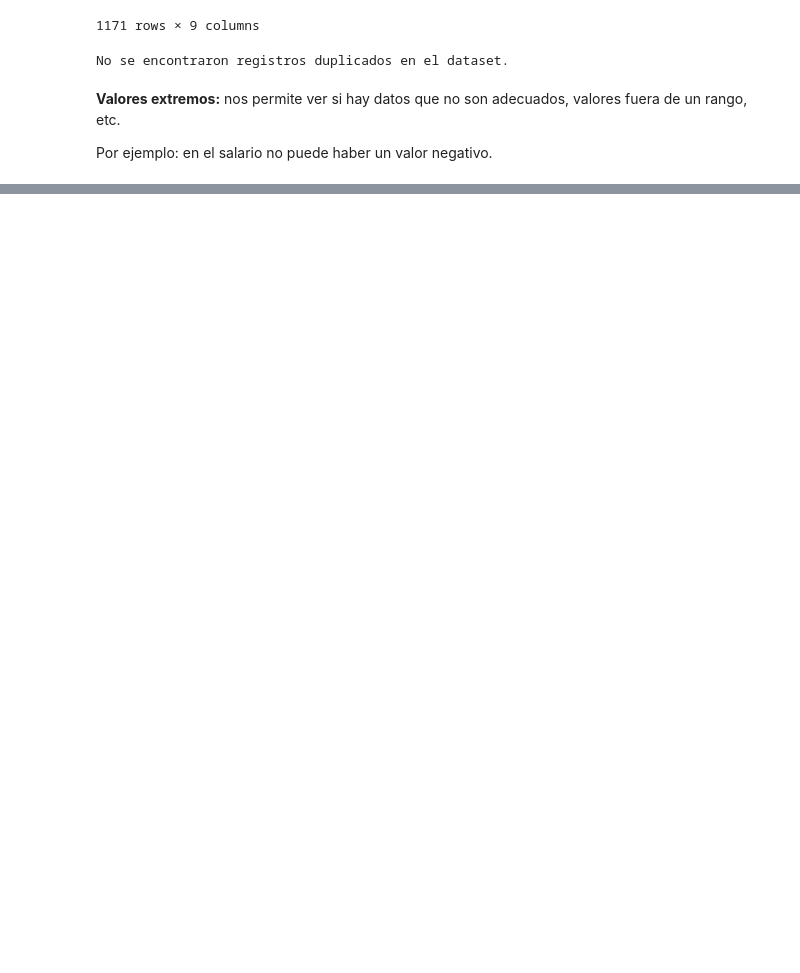
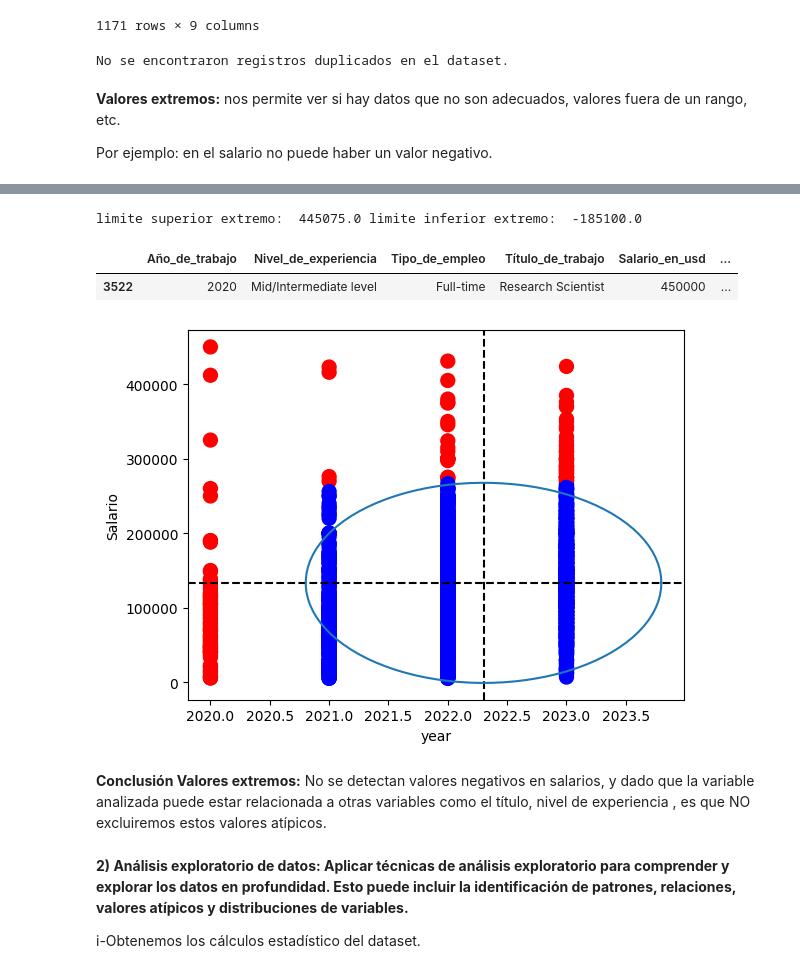
Before and after one commit to Diego-wert89/GrupoN18-PD, a Jupyter notebook: Notebook_code/Proyecto_final_grupo_n18.ipynb, the cells around one changed output, grey strips where cells are left out. Drawn from its saved outputs; the diff is of its cells as text; code cells hidden in the pictures; blank space fills up the shorter version.

Commit message:
Exploración de datos

```diff
--- a/Notebook_code/Proyecto_final_grupo_n18.ipynb
+++ b/Notebook_code/Proyecto_final_grupo_n18.ipynb
@@ -223,0 +315,57 @@ Por ejemplo: en el salario no puede haber un valor negativo.
+# %%
+#atípicos extremos
+li=q1-(3*iqr)
+ls=q3+(3*iqr)
+print ('limite superior extremo: ',ls,'limite inferior extremo: ',li)
+# %% [output]
+limite superior extremo:  445075.0 limite inferior extremo:  -185100.0
+# %%
+#buscamos los salarios que sean distantes de los limites extremos calculados
+data_df.query('(Salario_en_usd<@li) or (Salario_en_usd>@ls)')
+# %% [output]
+|  | Año_de_trabajo | Nivel_de_experiencia | Tipo_de_empleo | Título_de_trabajo | Salario_en_usd | ... |
+| 3522 | 2020 | Mid/Intermediate level | Full-time | Research Scientist | 450000 | ... |
+# %%
+from math import pi
+
+salary = data_df['Salario_en_usd']
+year=data_df['Año_de_trabajo']
+media = (salary).mean()
+std_x = (salary).std()*2
+media_y = (year).mean()
+std_y = (year).std()*2
+
+colors = ['blue']*len(salary)
+for index, x in enumerate(salary):
+    if abs(x-media) > std_x:
+        colors[index] = 'red'
+
+for index, x in enumerate(year):
+    if abs(x-media_y) > std_y:
+        colors[index] = 'red'
+
+plt.scatter(year, salary, s=100, color=colors)
+plt.axhline(media, color='k', linestyle='--')
+plt.axvline(media_y, color='k', linestyle='--')
+
+v=media     #y-position of the center
+u=media_y    #x-position of the center
+b=std_x     #radius on the y-axis
+a=std_y    #radius on the x-axis
+
+t = np.linspace(0, 2*pi, 100)
+plt.plot( u+a*np.cos(t) , v+b*np.sin(t) )
+
+plt.xlabel('year')
+plt.ylabel('Salario')
+plt.show()
+
+#Dentro del circulo azul, los valores que están en la media y en rojo los outliers: valores que superan en más de 2 veces el desvío estándar.
+# %% [output]
+[figure, added]
+# %% [markdown]
+**Conclusión Valores extremos:** No se detectan valores negativos en salarios, y dado que la variable analizada puede estar relacionada a otras variables como el título, nivel de experiencia , es que NO excluiremos estos valores atípicos.
+# %% [markdown]
+**2) Análisis exploratorio de datos: Aplicar técnicas de análisis exploratorio para comprender y explorar los datos en profundidad. Esto puede incluir la identificación de patrones, relaciones, valores atípicos y distribuciones de variables.**
+
+i-Obtenemos los cálculos estadístico del dataset.
```
Also changed, not shown: parts of 37 cells of this notebook.
